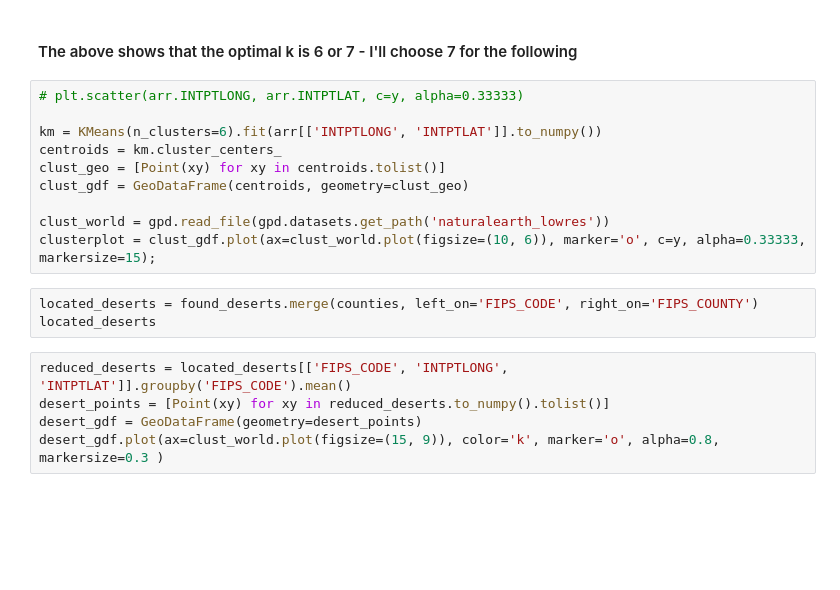
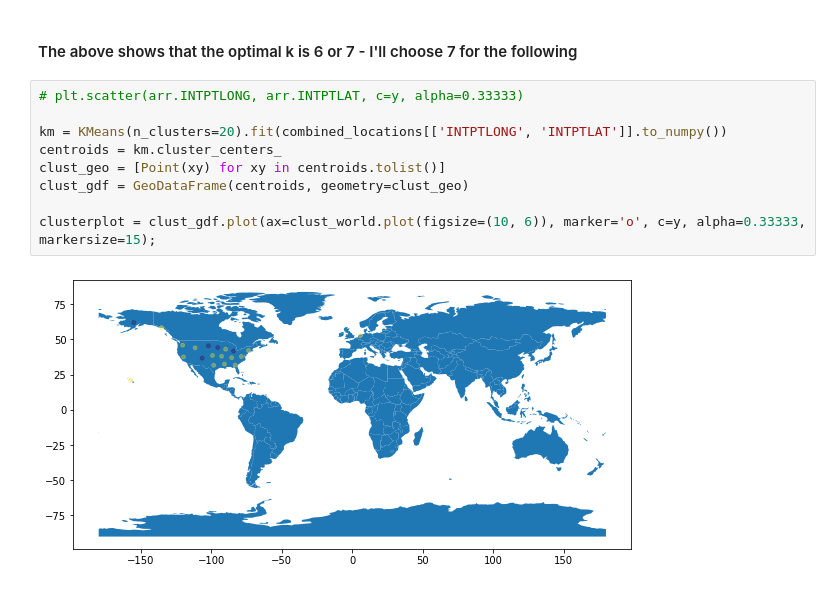
Before and after one commit to cgnik/school-datascience, a Jupyter notebook: food-census.ipynb, the cells around one changed output. Cells and saved outputs as stored; diff of their text form; blank space fills up the shorter version.

```diff
--- a/food-census.ipynb
+++ b/food-census.ipynb
@@ -241,18 +496,11 @@ plt.show() # shows '6' is optimal
 # %%
 # plt.scatter(arr.INTPTLONG, arr.INTPTLAT, c=y, alpha=0.33333)
 
-km = KMeans(n_clusters=6).fit(arr[['INTPTLONG', 'INTPTLAT']].to_numpy())
+km = KMeans(n_clusters=20).fit(combined_locations[['INTPTLONG', 'INTPTLAT']].to_numpy())
 centroids = km.cluster_centers_
 clust_geo = [Point(xy) for xy in centroids.tolist()]
 clust_gdf = GeoDataFrame(centroids, geometry=clust_geo)
 
-clust_world = gpd.read_file(gpd.datasets.get_path('naturalearth_lowres'))
 clusterplot = clust_gdf.plot(ax=clust_world.plot(figsize=(10, 6)), marker='o', c=y, alpha=0.33333, markersize=15);
+# %% [output]
+[figure, added]
-# %%
-located_deserts = found_deserts.merge(counties, left_on='FIPS_CODE', right_on='FIPS_COUNTY')
-located_deserts
-# %%
-reduced_deserts = located_deserts[['FIPS_CODE', 'INTPTLONG', 'INTPTLAT']].groupby('FIPS_CODE').mean()
-desert_points = [Point(xy) for xy in reduced_deserts.to_numpy().tolist()]
-desert_gdf = GeoDataFrame(geometry=desert_points)
-desert_gdf.plot(ax=clust_world.plot(figsize=(15, 9)), color='k', marker='o', alpha=0.8, markersize=0.3 )
```
Also changed, not shown: parts of 34 cells of this notebook.
